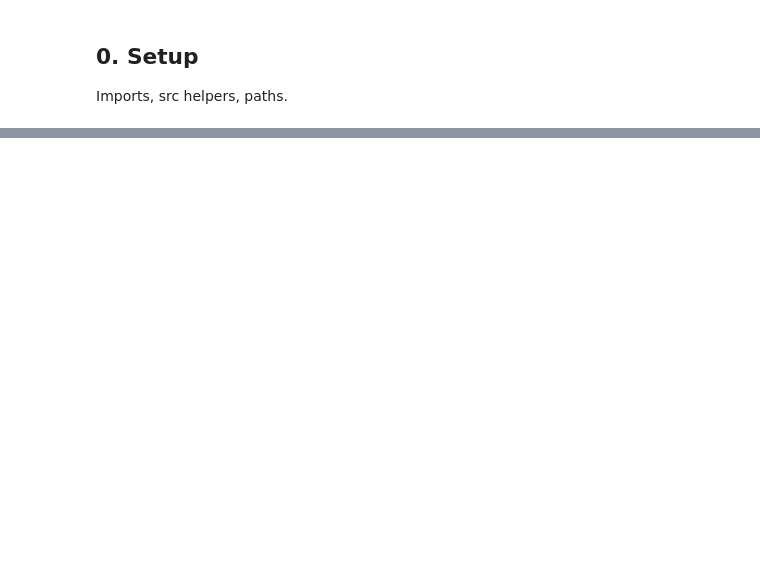
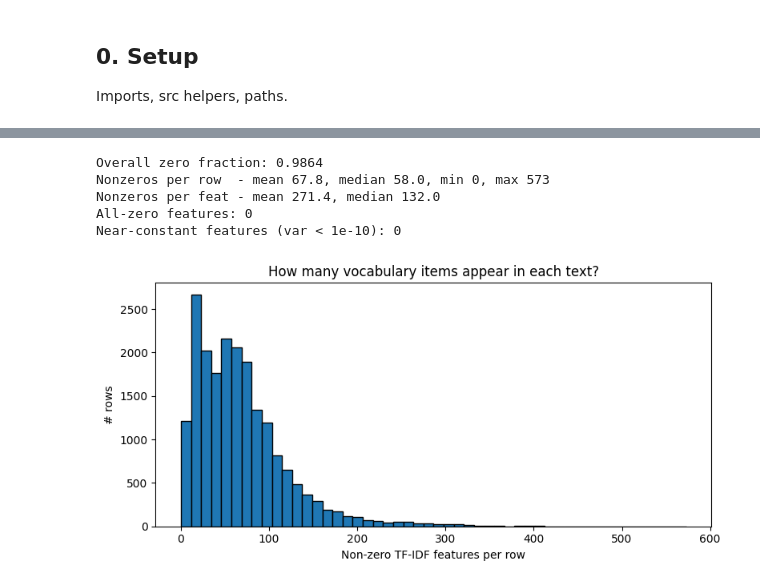
Before and after one commit to clifftonowen/2026-50.007-Machine-Learning-GenAI-Content-Detection, a Jupyter notebook: notebooks/01_eda.ipynb, the cells around one changed output, grey strips where cells are left out. Drawn from its saved outputs; the diff is of its cells as text; code cells hidden in the pictures; blank space fills up the shorter version.

```diff
--- a/notebooks/01_eda.ipynb
+++ b/notebooks/01_eda.ipynb
@@ -43,0 +187,40 @@ Decide whether stratification is warranted: ~50/50 → harmless, skewed → requ
+# %%
+nnz_per_row = (X != 0).sum(axis=1)
+nnz_per_col = (X != 0).sum(axis=0)
+overall_zero_frac = 1 - (X != 0).sum() / X.size
+
+print(f"Overall zero fraction: {overall_zero_frac:.4f}")
+print(f"Nonzeros per row  - mean {nnz_per_row.mean():.1f}, median {np.median(nnz_per_row):.1f}, "
+      f"min {nnz_per_row.min()}, max {nnz_per_row.max()}")
+print(f"Nonzeros per feat - mean {nnz_per_col.mean():.1f}, median {np.median(nnz_per_col):.1f}")
+
+all_zero_features = int((nnz_per_col == 0).sum())
+print(f"All-zero features: {all_zero_features}")
+
+feat_var = X.var(axis=0)
+near_constant = int((feat_var < 1e-10).sum())
+print(f"Near-constant features (var < 1e-10): {near_constant}")
+
+fig, ax = plt.subplots(figsize=(7, 4))
+ax.hist(nnz_per_row, bins=60, color="#4C72B0")
+ax.set_xlabel("Nonzero features per document")
+ax.set_ylabel("Count")
+ax.set_title(f"Row sparsity - matrix is {overall_zero_frac:.1%} zero overall")
+save_fig(fig, "feature_sparsity.png")
+# %% [output]
+Overall zero fraction: 0.9864
+Nonzeros per row  - mean 67.8, median 58.0, min 0, max 573
+Nonzeros per feat - mean 271.4, median 132.0
+All-zero features: 0
+Near-constant features (var < 1e-10): 0
+# %%
+fig, ax = plt.subplots(figsize=(8, 4))
+ax.hist(nnz_per_row, bins=50, edgecolor="black")
+ax.set_xlabel("Non-zero TF-IDF features per row")
+ax.set_ylabel("# rows")
+ax.set_title("How many vocabulary items appear in each text?")
+plt.tight_layout()
+plt.savefig(FIGURES / "tfidf_nonzero_per_row.png", dpi=120)
+plt.show()
+# %% [output]
+[figure, added]
```
Also changed, not shown: parts of 28 cells of this notebook, 1 other file.
